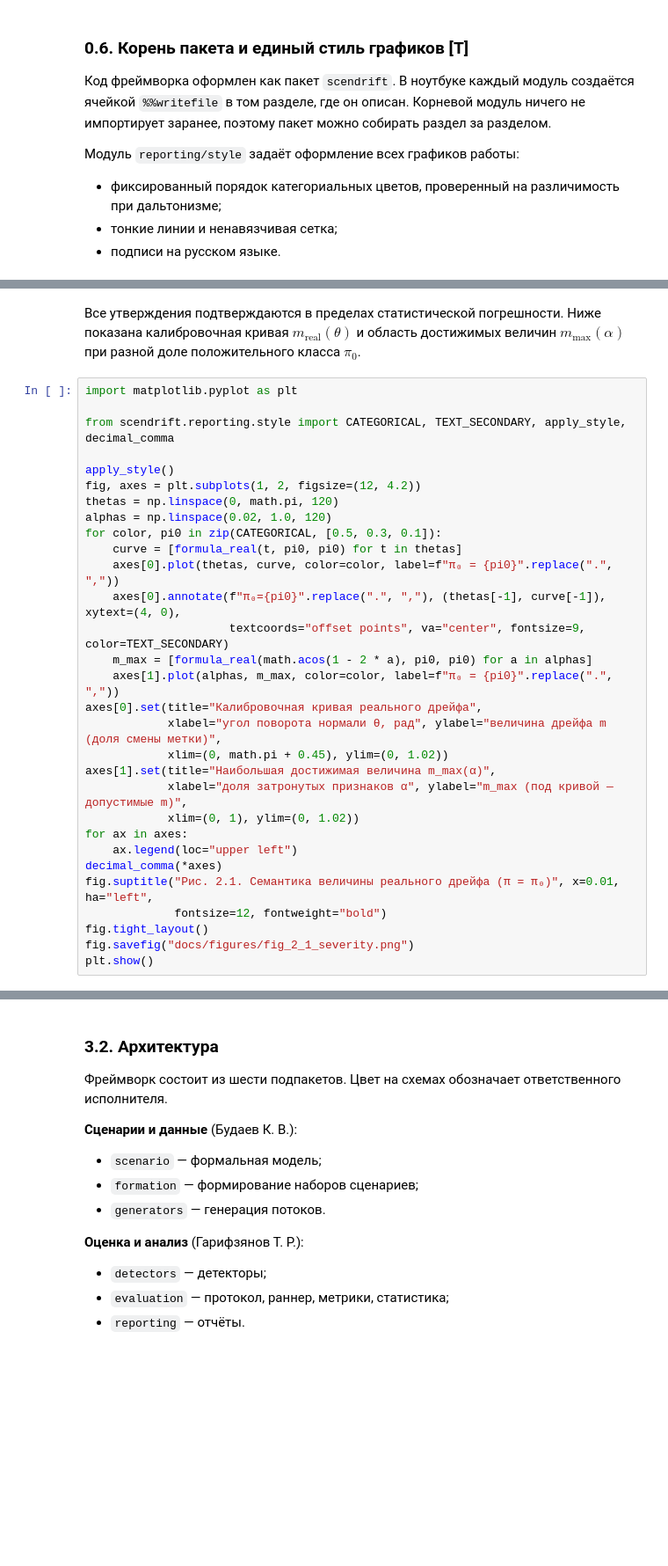
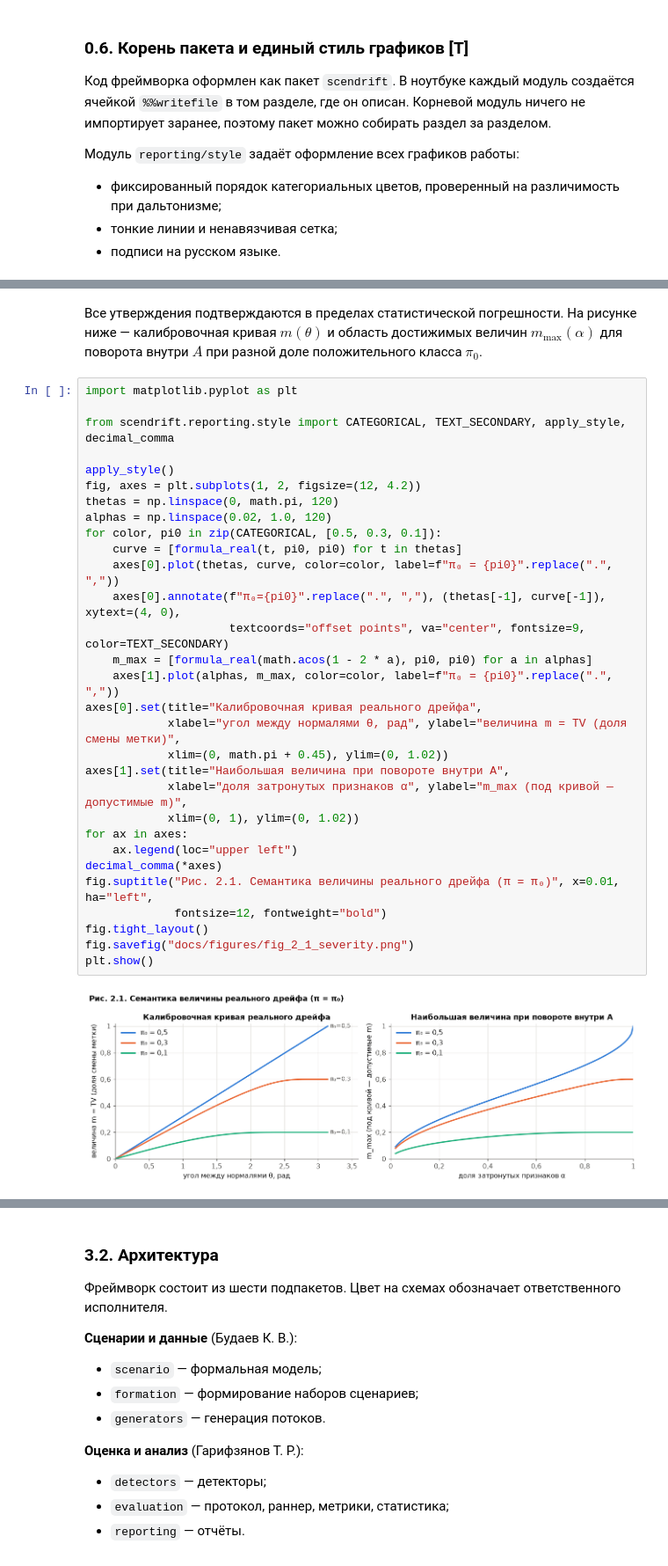
Before and after one commit to kolha733/Final-Project, a Jupyter notebook: vkr/VKR_Budaev_Garifzyanov.ipynb, the cells around one changed output, grey strips where cells are left out. Shown at 88% size. Saved outputs shown, nothing was run; the diff lists cells and outputs as text; blank space fills up the shorter version.

```diff
--- a/vkr/VKR_Budaev_Garifzyanov.ipynb
+++ b/vkr/VKR_Budaev_Garifzyanov.ipynb
@@ -673,35 +820,37 @@ check.round(5)
 # %% [markdown]
-Все утверждения подтверждаются в пределах статистической погрешности. Ниже показана калибровочная кривая $m_{\text{real}}(\theta)$ и область достижимых величин $m_{\max}(\alpha)$ при разной доле положительного класса $\pi_0$.
+Все утверждения подтверждаются в пределах статистической погрешности. На рисунке ниже — калибровочная кривая $m(\theta)$ и область достижимых величин $m_{\max}(\alpha)$ для поворота внутри $A$ при разной доле положительного класса $\pi_0$.
 # %%
 import matplotlib.pyplot as plt
 
 from scendrift.reporting.style import CATEGORICAL, TEXT_SECONDARY, apply_style, decimal_comma
 
 apply_style()
 fig, axes = plt.subplots(1, 2, figsize=(12, 4.2))
 thetas = np.linspace(0, math.pi, 120)
 alphas = np.linspace(0.02, 1.0, 120)
 for color, pi0 in zip(CATEGORICAL, [0.5, 0.3, 0.1]):
     curve = [formula_real(t, pi0, pi0) for t in thetas]
     axes[0].plot(thetas, curve, color=color, label=f"π₀ = {pi0}".replace(".", ","))
     axes[0].annotate(f"π₀={pi0}".replace(".", ","), (thetas[-1], curve[-1]), xytext=(4, 0),
                      textcoords="offset points", va="center", fontsize=9, color=TEXT_SECONDARY)
     m_max = [formula_real(math.acos(1 - 2 * a), pi0, pi0) for a in alphas]
     axes[1].plot(alphas, m_max, color=color, label=f"π₀ = {pi0}".replace(".", ","))
 axes[0].set(title="Калибровочная кривая реального дрейфа",
-            xlabel="угол поворота нормали θ, рад", ylabel="величина дрейфа m (доля смены метки)",
+            xlabel="угол между нормалями θ, рад", ylabel="величина m = TV (доля смены метки)",
             xlim=(0, math.pi + 0.45), ylim=(0, 1.02))
-axes[1].set(title="Наибольшая достижимая величина m_max(α)",
+axes[1].set(title="Наибольшая величина при повороте внутри A",
             xlabel="доля затронутых признаков α", ylabel="m_max (под кривой — допустимые m)",
             xlim=(0, 1), ylim=(0, 1.02))
 for ax in axes:
     ax.legend(loc="upper left")
 decimal_comma(*axes)
 fig.suptitle("Рис. 2.1. Семантика величины реального дрейфа (π = π₀)", x=0.01, ha="left",
              fontsize=12, fontweight="bold")
 fig.tight_layout()
 fig.savefig("docs/figures/fig_2_1_severity.png")
 plt.show()
+# %% [output]
+[figure, added]
 # %% [markdown]
 Из рис. 2.1 следуют два вывода, существенных для формирования сценариев:
 
```
Also changed, not shown: parts of 66 cells of this notebook, 34 other files.
